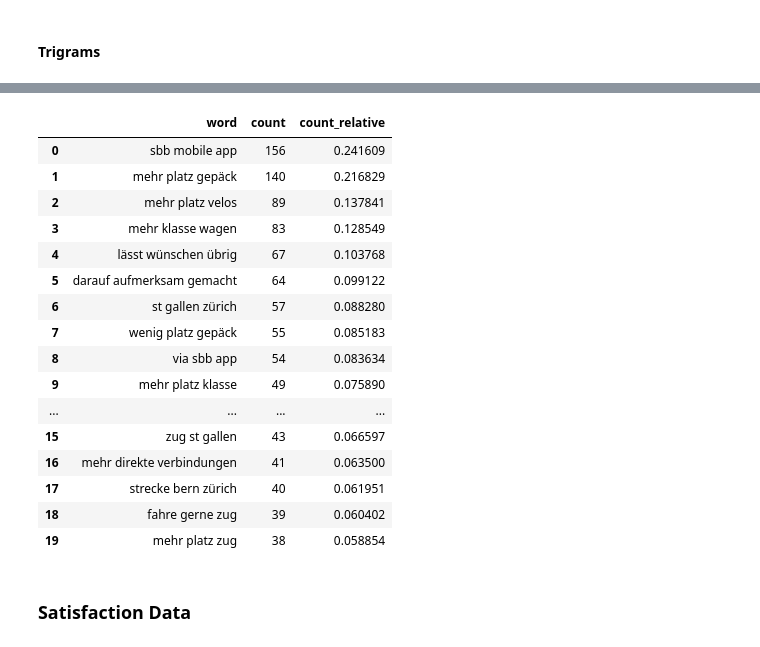
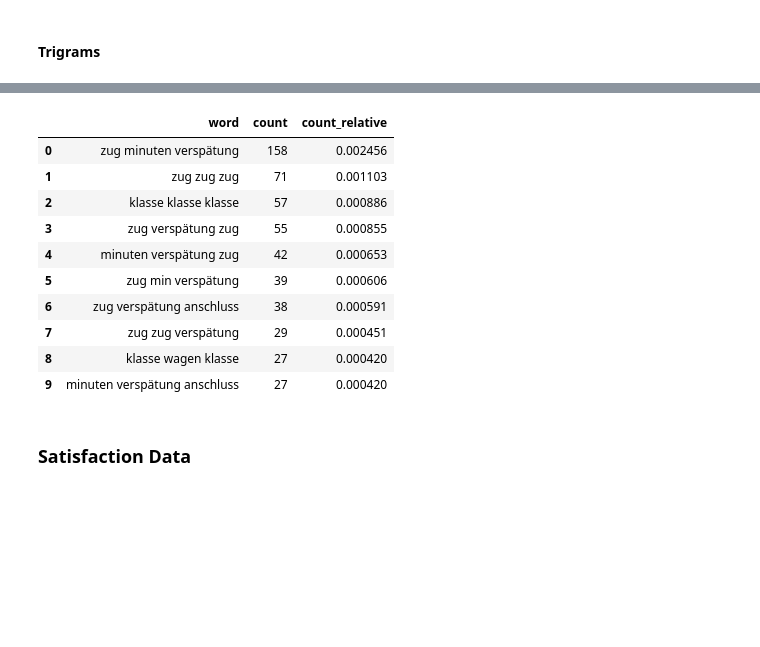
Before and after one commit to Faices/nlp-satisfaction, a Jupyter notebook: 03-EDA.ipynb, the cells around one changed output, grey strips where cells are left out. Drawn from its saved outputs; the diff is of its cells as text; code cells hidden in the pictures; blank space fills up the shorter version.

```diff
--- a/03-EDA.ipynb
+++ b/03-EDA.ipynb
@@ -418,33 +381,0 @@ df_text['stopwords_removed_str'] = [' '.join(map(str,l)) for l in df_text['stopw
-# %%
-## Lemmatize
-def lemmatize_words(texts, stop_words=stop_words):
-    texts_out = []
-    nlp = spacy.load('de_core_news_lg')
-    for sent in texts:
-        doc = nlp(" ".join(sent))
-        texts_out.append([token.lemma_ for token in doc])
-    # remove stopwords once more after lemmatization
-    texts_out = [[word for word in simple_preprocess(str(doc)) if word not in stop_words] for doc in texts_out]
-    return texts_out
-
-
-# Apply function
-df_text['lemmatized'] = lemmatize_words(df_text['stopwords_removed'])
-# %%
-## Add string Version of lemmatized column to analyse sentiment
-df_text['lemma_str'] = [' '.join(map(str,l)) for l in df_text['lemmatized']]
-# %%
-## PoS Tagging
-def pos_tagging(texts):
-    tags = []
-    for x in texts:
-        blob = TextBlobDE(x)
-        tags.append(blob.tags)
-    return tags
-
-# Apply function
-df_text['pos_tagged'] = pos_tagging(df_text['lemma_str'])
-# %%
-############## Export ##############
-df_text = df_text.reset_index(drop=True)
-df_text.to_feather('data/DataText') # store data in feather file
@@ -599,25 +518,19 @@ bigrams
 # %%
-common_words_trigram = get_top_n_trigram(dataframe_selected['stopwords_removed_str'], 20)
+common_words_trigram = get_top_n_ngrams(corpus=join_list_of_list(dataframe_selected['nouns']), n=10, ngram_range=(3,3))
 
 trigrams = pd.DataFrame(common_words_trigram, columns = ['word' , 'count'])
-trigrams['count_relative']=(trigrams['count']/dataframe_selected_len)*100
+trigrams['count_relative']=(trigrams['count']/dataframe_selected_len)
 trigrams
 # %% [output]
 |  | word | count | count_relative |
-| 0 | sbb mobile app | 156 | 0.241609 |
-| 1 | mehr platz gepäck | 140 | 0.216829 |
-| 2 | mehr platz velos | 89 | 0.137841 |
-| 3 | mehr klasse wagen | 83 | 0.128549 |
-| 4 | lässt wünschen übrig | 67 | 0.103768 |
-| 5 | darauf aufmerksam gemacht | 64 | 0.099122 |
-| 6 | st gallen zürich | 57 | 0.088280 |
-| 7 | wenig platz gepäck | 55 | 0.085183 |
-| 8 | via sbb app | 54 | 0.083634 |
-| 9 | mehr platz klasse | 49 | 0.075890 |
-| ... | ... | ... | ... |
-| 15 | zug st gallen | 43 | 0.066597 |
-| 16 | mehr direkte verbindungen | 41 | 0.063500 |
-| 17 | strecke bern zürich | 40 | 0.061951 |
-| 18 | fahre gerne zug | 39 | 0.060402 |
-| 19 | mehr platz zug | 38 | 0.058854 |
+| 0 | zug minuten verspätung | 158 | 0.002456 |
+| 1 | zug zug zug | 71 | 0.001103 |
+| 2 | klasse klasse klasse | 57 | 0.000886 |
+| 3 | zug verspätung zug | 55 | 0.000855 |
+| 4 | minuten verspätung zug | 42 | 0.000653 |
+| 5 | zug min verspätung | 39 | 0.000606 |
+| 6 | zug verspätung anschluss | 38 | 0.000591 |
+| 7 | zug zug verspätung | 29 | 0.000451 |
+| 8 | klasse wagen klasse | 27 | 0.000420 |
+| 9 | minuten verspätung anschluss | 27 | 0.000420 |
 # %%
```
Also changed, not shown: parts of 44 cells of this notebook, 31 other files.
